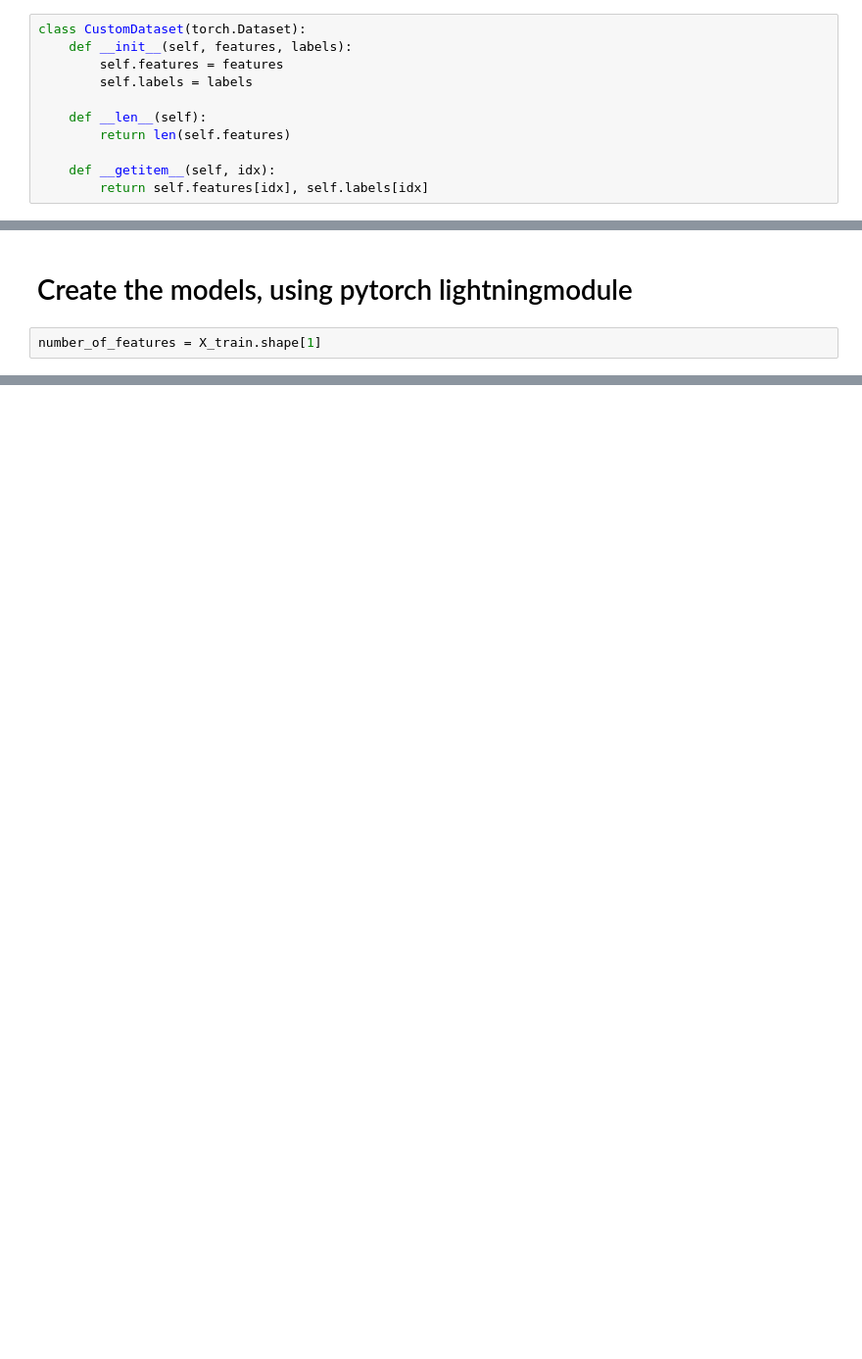
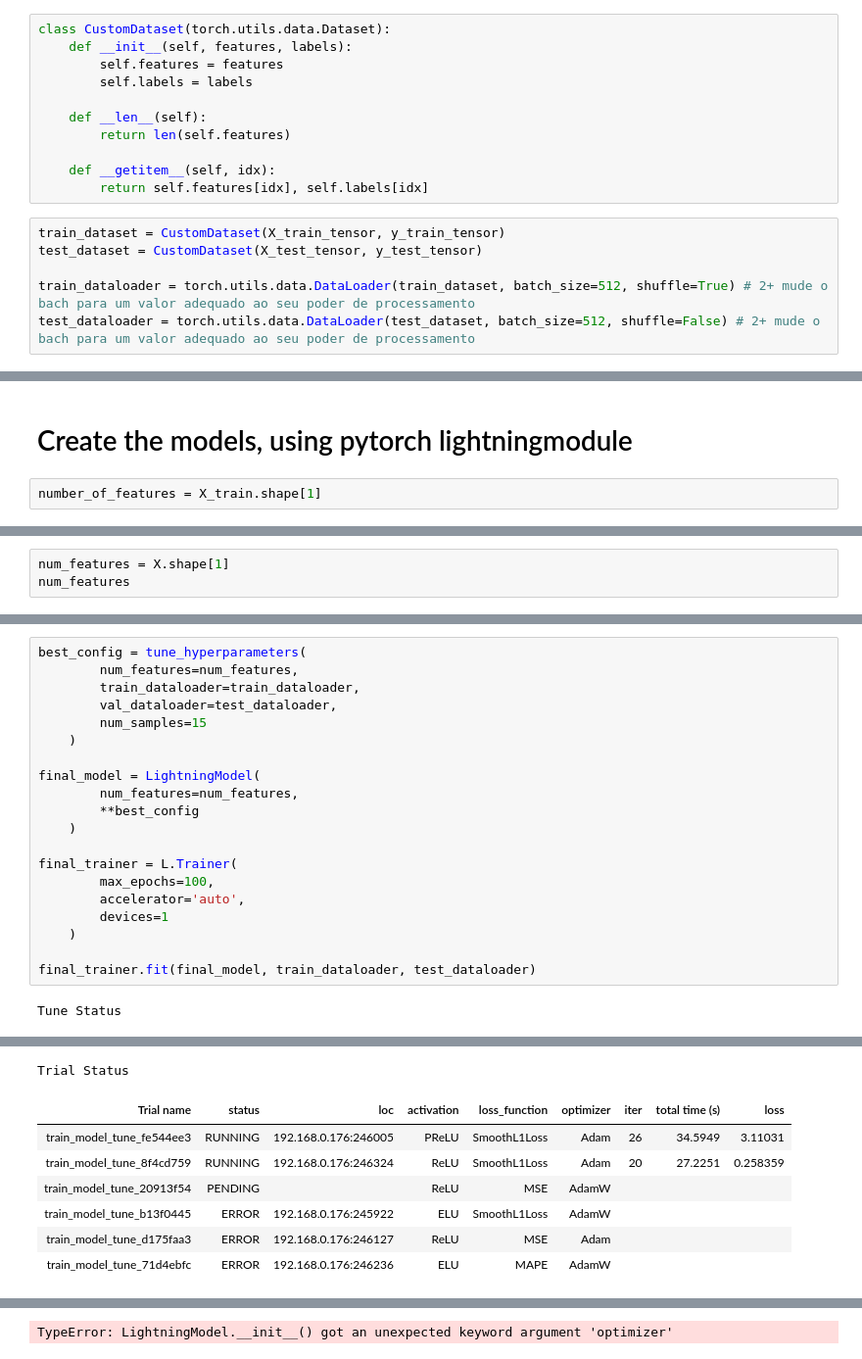
Before and after one commit to PedroVerardo/dl4spl2, a Jupyter notebook: pytorch.ipynb, the cells around one changed output, grey strips where cells are left out. Shown: that part at 98% size. Drawn from its saved outputs; the diff is of its cells as text; blank space fills up the shorter version.

```diff
--- a/pytorch.ipynb
+++ b/pytorch.ipynb
@@ -106,7 +116,7 @@ NameError: name 'torch' is not defined
 # %% [markdown]
 # Create a pytorch data loader
 # %%
-class CustomDataset(torch.Dataset):
+class CustomDataset(torch.utils.data.Dataset):
     def __init__(self, features, labels):
         self.features = features
         self.labels = labels
@@ -116,3 +126,9 @@ class CustomDataset(torch.Dataset):
 
     def __getitem__(self, idx):
         return self.features[idx], self.labels[idx]
+# %%
+train_dataset = CustomDataset(X_train_tensor, y_train_tensor)
+test_dataset = CustomDataset(X_test_tensor, y_test_tensor)
+
+train_dataloader = torch.utils.data.DataLoader(train_dataset, batch_size=512, shuffle=True) # 2+ mude o bach para um valor adequado ao seu poder de processamento
+test_dataloader = torch.utils.data.DataLoader(test_dataset, batch_size=512, shuffle=False) # 2+ mude o bach para um valor adequado ao seu poder de processamento
@@ -177,0 +271,3 @@ class LightningTransformer(L.LightningModule):
+# %%
+num_features = X.shape[1]
+num_features
@@ -177,0 +279,22 @@ class LightningTransformer(L.LightningModule):
+# %%
+best_config = tune_hyperparameters(
+        num_features=num_features,
+        train_dataloader=train_dataloader,
+        val_dataloader=test_dataloader,
+        num_samples=15
+    )
+
+final_model = LightningModel(
+        num_features=num_features,
+        **best_config
+    )
+
+final_trainer = L.Trainer(
+        max_epochs=100,
+        accelerator='auto',
+        devices=1
+    )
+
+final_trainer.fit(final_model, train_dataloader, test_dataloader)
+# %% [output]
+Tune Status
@@ -177,0 +314,8 @@ class LightningTransformer(L.LightningModule):
+Trial Status
+| Trial name | status | loc | activation | loss_function | optimizer | iter | total time (s) | loss |
+| train_model_tune_fe544ee3 | RUNNING | 192.168.0.176:246005 | PReLU | SmoothL1Loss | Adam | 26 | 34.5949 | 3.11031 |
+| train_model_tune_8f4cd759 | RUNNING | 192.168.0.176:246324 | ReLU | SmoothL1Loss | Adam | 20 | 27.2251 | 0.258359 |
+| train_model_tune_20913f54 | PENDING |  | ReLU | MSE | AdamW |  |  |  |
+| train_model_tune_b13f0445 | ERROR | 192.168.0.176:245922 | ELU | SmoothL1Loss | AdamW |  |  |  |
+| train_model_tune_d175faa3 | ERROR | 192.168.0.176:246127 | ReLU | MSE | Adam |  |  |  |
+| train_model_tune_71d4ebfc | ERROR | 192.168.0.176:246236 | ELU | MAPE | AdamW |  |  |  |
@@ -177,0 +342 @@ class LightningTransformer(L.LightningModule):
+TypeError: LightningModel.__init__() got an unexpected keyword argument 'optimizer'
```
Also changed, not shown: parts of 19 cells of this notebook, 10 other files.
